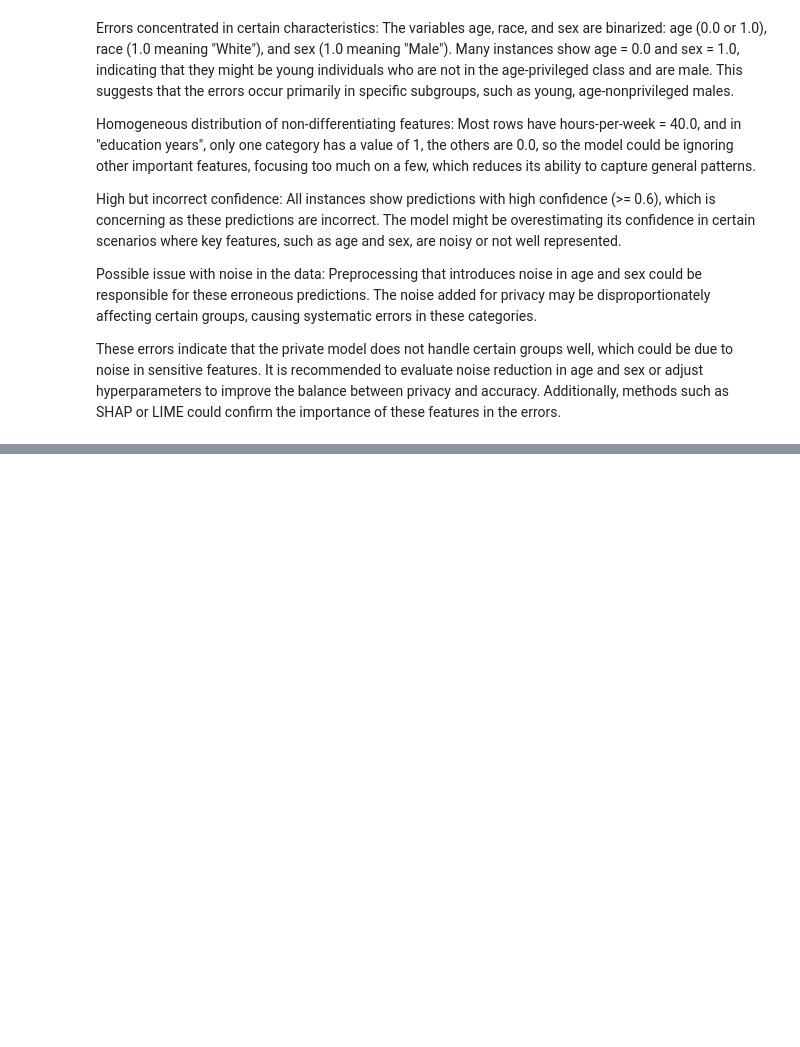
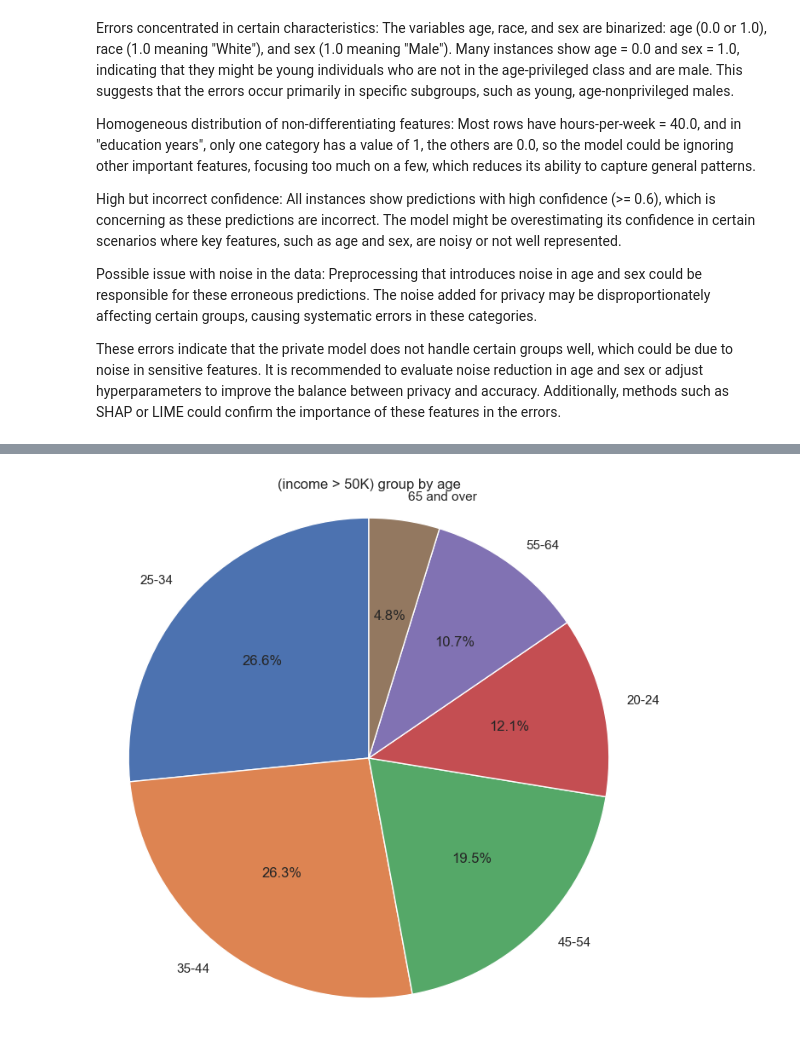
Before and after one commit to Carda01/responsibleDS_adult, a Jupyter notebook: classifier.ipynb, the cells around one changed output, grey strips where cells are left out. Saved outputs shown, nothing was run; the diff lists cells and outputs as text; code cells hidden in the pictures; blank space fills up the shorter version.

```diff
--- a/classifier.ipynb
+++ b/classifier.ipynb
@@ -716,0 +731,5 @@ These errors indicate that the private model does not handle certain groups well
+# %%
+original_df['income-per-year'] = original_df['income-per-year'].str.strip()
+filtered_df = original_df[['workclass', 'education', 'age', 'marital-status']]
+grouped = filtered_df.groupby('marital-status').size()
+grouped
@@ -716,0 +746,5 @@ These errors indicate that the private model does not handle certain groups well
+# %%
+bins = [19, 24, 34, 44, 54, 64, 90]
+labels = ['20-24', '25-34', '35-44', '45-54','55-64', '65 and over']
+filtered_df['age_group'] = pd.cut(filtered_df['age'], bins=bins, labels=labels, right=False)
+age_group_distribution = filtered_df['age_group'].value_counts(normalize=True) * 100
@@ -716,0 +773,13 @@ These errors indicate that the private model does not handle certain groups well
+# %%
+import matplotlib.pyplot as plt
+output_dir = "graphs"
+os.makedirs(output_dir, exist_ok=True)
+plt.figure(figsize=(8, 8))
+plt.pie(age_group_distribution, labels=age_group_distribution.index, autopct='%1.1f%%', startangle=90)
+plt.title('(income > 50K) group by age')
+plt.axis('equal')
+output_path = os.path.join(output_dir, "Work_vs_Eduaction_groupby>50K.png")
+plt.savefig(output_path)
+plt.show()
+# %% [output]
+[figure, added]
```
Also changed, not shown: parts of 22 cells of this notebook.
